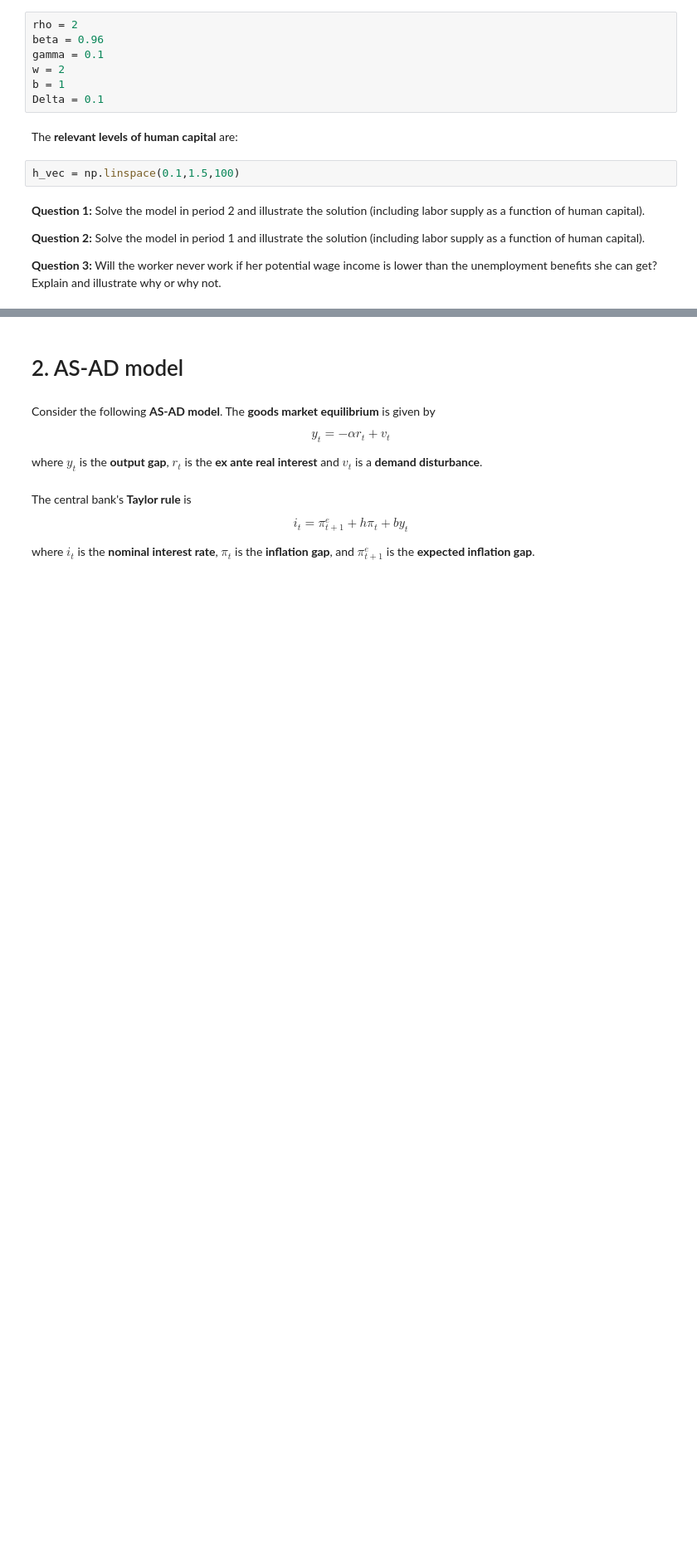
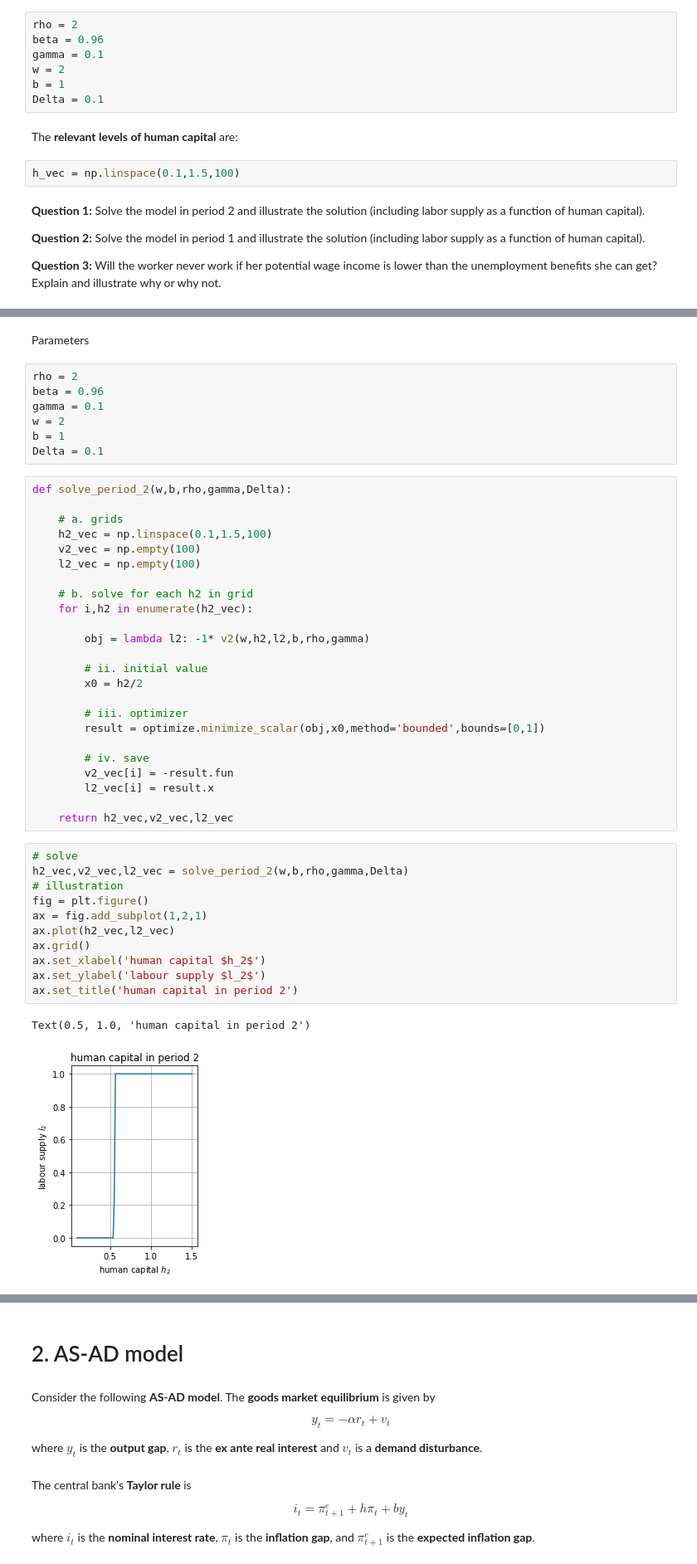
Before and after one commit to NumEconCopenhagen/projects-2019-tba, a Jupyter notebook: examproject/exam_2019.ipynb, the cells around one changed output, grey strips where cells are left out. Shown at 83% size. Saved outputs shown, nothing was run; the diff lists cells and outputs as text; blank space fills up the shorter version.

```diff
--- a/examproject/exam_2019.ipynb
+++ b/examproject/exam_2019.ipynb
@@ -96,0 +118,47 @@ h_vec = np.linspace(0.1,1.5,100)
+# %% [markdown]
+Parameters
+# %%
+rho = 2
+beta = 0.96
+gamma = 0.1
+w = 2
+b = 1
+Delta = 0.1
+# %%
+def solve_period_2(w,b,rho,gamma,Delta):
+
+    # a. grids
+    h2_vec = np.linspace(0.1,1.5,100)
+    v2_vec = np.empty(100)
+    l2_vec = np.empty(100)
+
+    # b. solve for each h2 in grid
+    for i,h2 in enumerate(h2_vec):
+
+        obj = lambda l2: -1* v2(w,h2,l2,b,rho,gamma)
+
+        # ii. initial value
+        x0 = h2/2
+
+        # iii. optimizer
+        result = optimize.minimize_scalar(obj,x0,method='bounded',bounds=[0,1])
+
+        # iv. save
+        v2_vec[i] = -result.fun
+        l2_vec[i] = result.x
+
+    return h2_vec,v2_vec,l2_vec
+# %%
+# solve
+h2_vec,v2_vec,l2_vec = solve_period_2(w,b,rho,gamma,Delta)
+# illustration
+fig = plt.figure()
+ax = fig.add_subplot(1,2,1)
+ax.plot(h2_vec,l2_vec)
+ax.grid()
+ax.set_xlabel('human capital $h_2$')
+ax.set_ylabel('labour supply $l_2$')
+ax.set_title('human capital in period 2')
+# %% [output]
+Text(0.5, 1.0, 'human capital in period 2')
+[figure, added]
```
Also changed, not shown: parts of 17 cells of this notebook, 1 other file.
